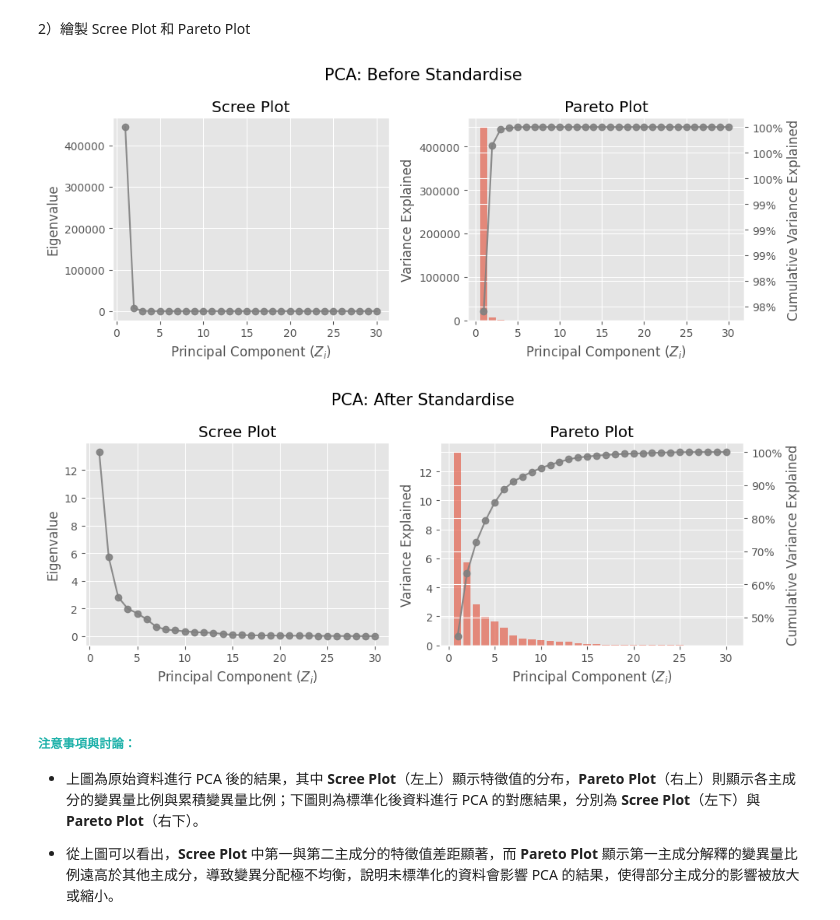
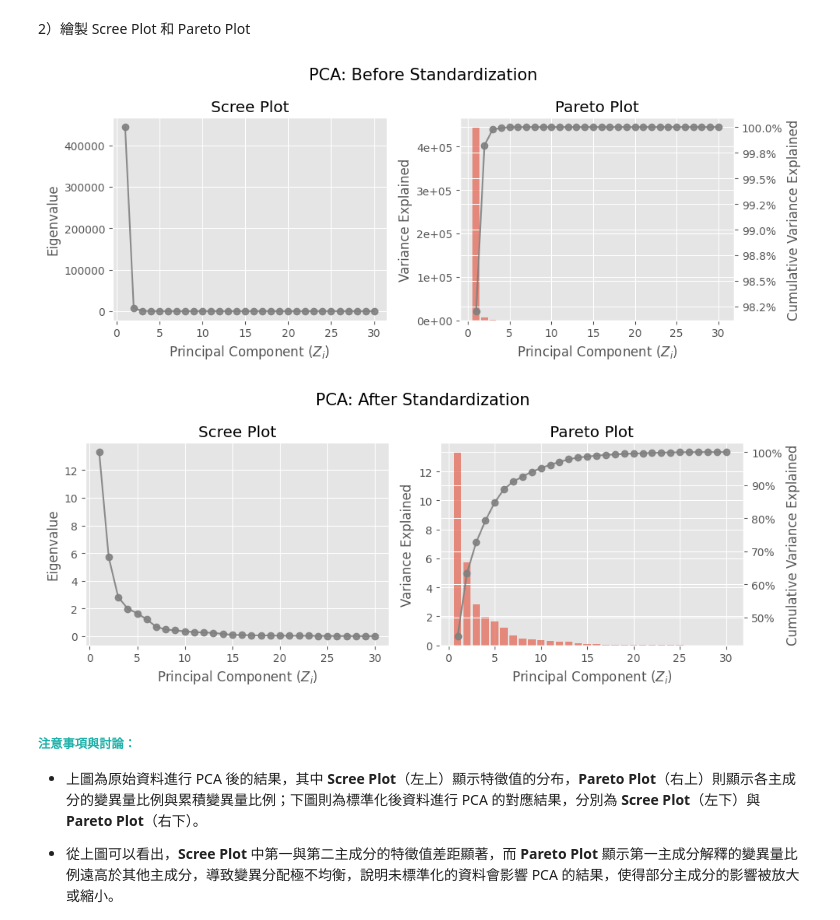
Before and after one commit to shengsia02/ShallowML, a Jupyter notebook: HW1/ShallowML_411078064_PCA.ipynb, the cells around one changed output. Drawn from its saved outputs; the diff is of its cells as text; code cells hidden in the pictures.

```diff
--- a/HW1/ShallowML_411078064_PCA.ipynb
+++ b/HW1/ShallowML_411078064_PCA.ipynb
@@ -989,37 +989,37 @@ def plots(eigenvalues, title):
     ax[0].set_title('Scree Plot')
     ax[0].set_xlabel('Principal Component ($Z_i$)')
     ax[0].set_ylabel('Eigenvalue')
 
     # Pareto Plot
     ax2 = ax[1].twinx()  # 創建共享 x 軸的第二個 y 軸
     ax[1].bar(pca_range, eigenvalues, alpha=0.6, align='center', label='Individual explained variance')
     ax[1].set_title('Pareto Plot')
     ax[1].set_xlabel('Principal Component ($Z_i$)')
     ax[1].set_ylabel('Variance Explained')
     if title == 'PCA: Before Standardization':
         # 使用 FuncFormatter 來格式化 y 軸標籤，例如1e2
         ax[1].yaxis.set_major_formatter(FuncFormatter(lambda x, _: '{:.0e}'.format(x)))
     # 畫出累積解釋變異量，用百分比表示
     ax2.plot(pca_range, cum_var_exp, 'o-', alpha=0.9, color='gray')
     ax2.set_ylabel('Cumulative Variance Explained')
 
     if title == 'PCA: Before Standardization':
         # 使用 FuncFormatter 來格式化 y 軸標籤
         ax2.yaxis.set_major_formatter(FuncFormatter(lambda y, _: '{:.1f}%'.format(y)))
     else:
         ax2.yaxis.set_major_formatter(FuncFormatter(lambda y, _: '{:.0f}%'.format(y)))
 
     plt.suptitle(title, fontsize=15)
     plt.tight_layout()
     plt.show()
 
 # 未標準化
-plots(eigenvalues, 'PCA: Before Standardise')
+plots(eigenvalues, 'PCA: Before Standardization')
 # 標準化
-plots(eigenvalues_std, 'PCA: After Standardise')
+plots(eigenvalues_std, 'PCA: After Standardization')
 # %% [output]
-[figure, old version]
+[figure, new version]
-[figure, old version]
+[figure, new version]
 # %% [markdown]
 ##### **<font color=lightseagreen>注意事項與討論：</font>**
 
```
